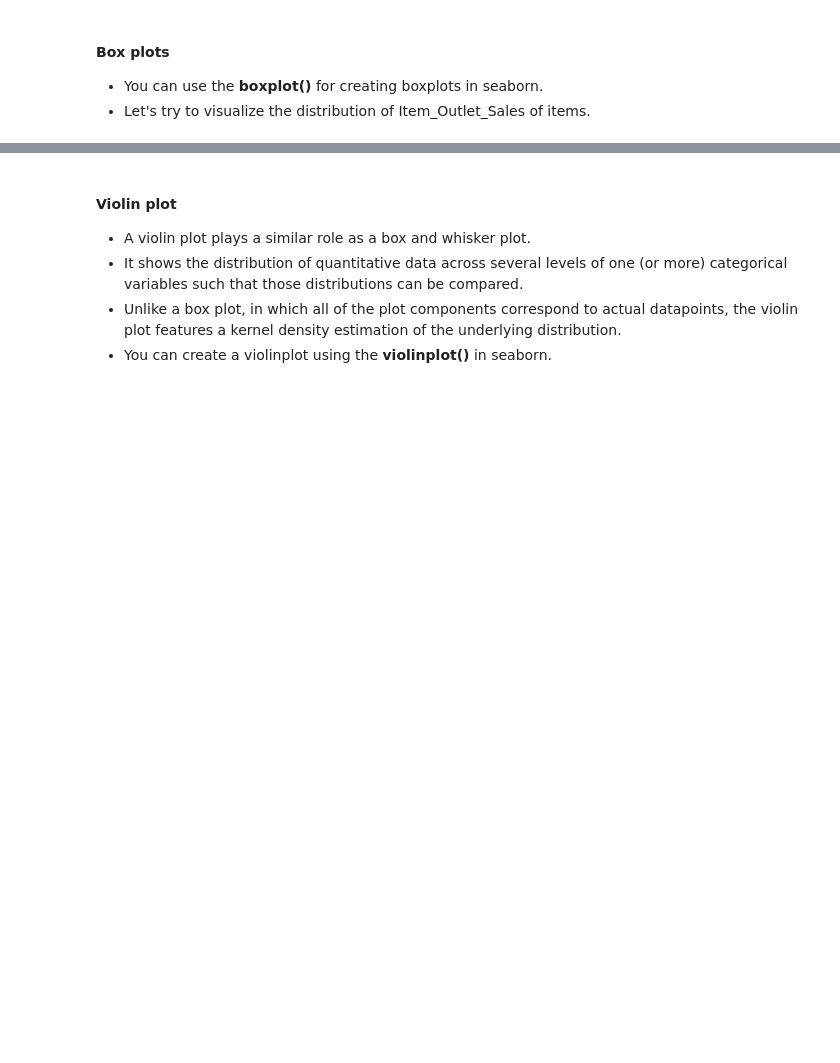
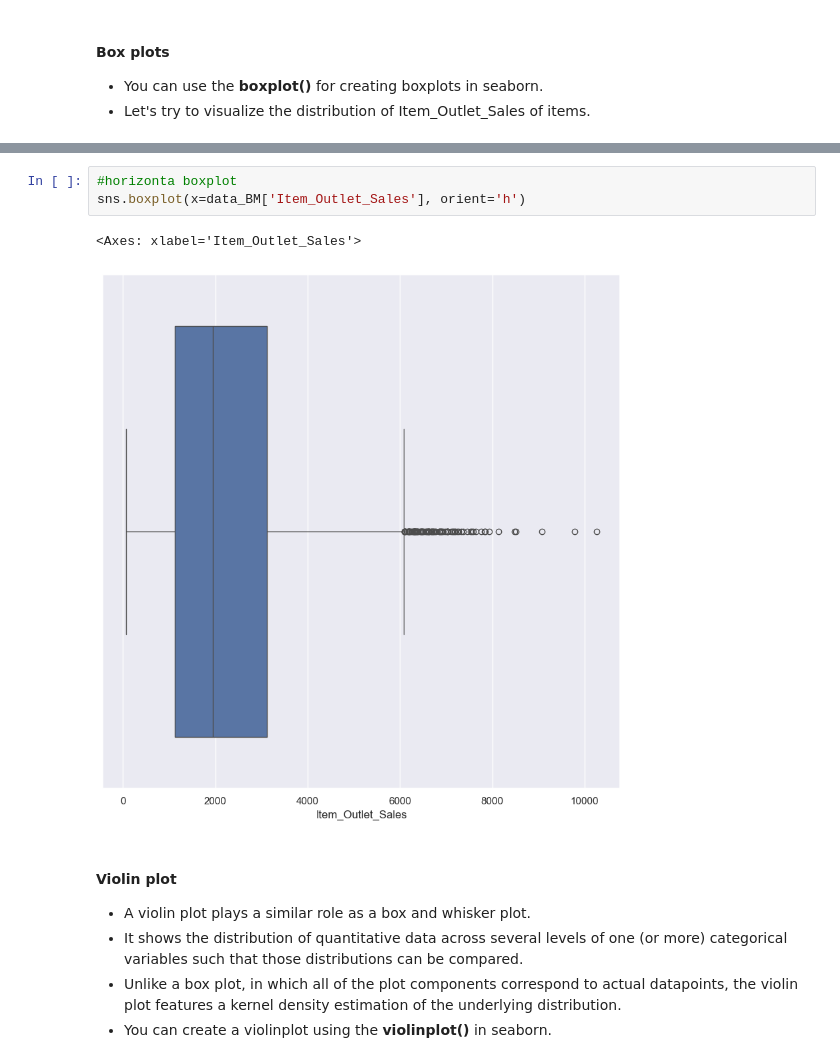
Before and after one commit to Josh-chief/IntroPython, a Jupyter notebook: Seaborn_Visualization.ipynb, the cells around one changed output, grey strips where cells are left out. Saved outputs shown, nothing was run; the diff lists cells and outputs as text; blank space fills up the shorter version.

```diff
--- a/Seaborn_Visualization.ipynb
+++ b/Seaborn_Visualization.ipynb
@@ -98,6 +99,12 @@ sns.boxplot(data_BM['Item_Outlet_Sales'], orient= 'horizontal')
 # %% [output]
 <Axes: ylabel='Item_Outlet_Sales'>
 [figure]
+# %%
+#horizonta boxplot
+sns.boxplot(x=data_BM['Item_Outlet_Sales'], orient='h')
+# %% [output]
+<Axes: xlabel='Item_Outlet_Sales'>
+[figure, added]
 # %% [markdown]
 #### Violin plot
 
```
Also changed, not shown: parts of 13 cells of this notebook.
